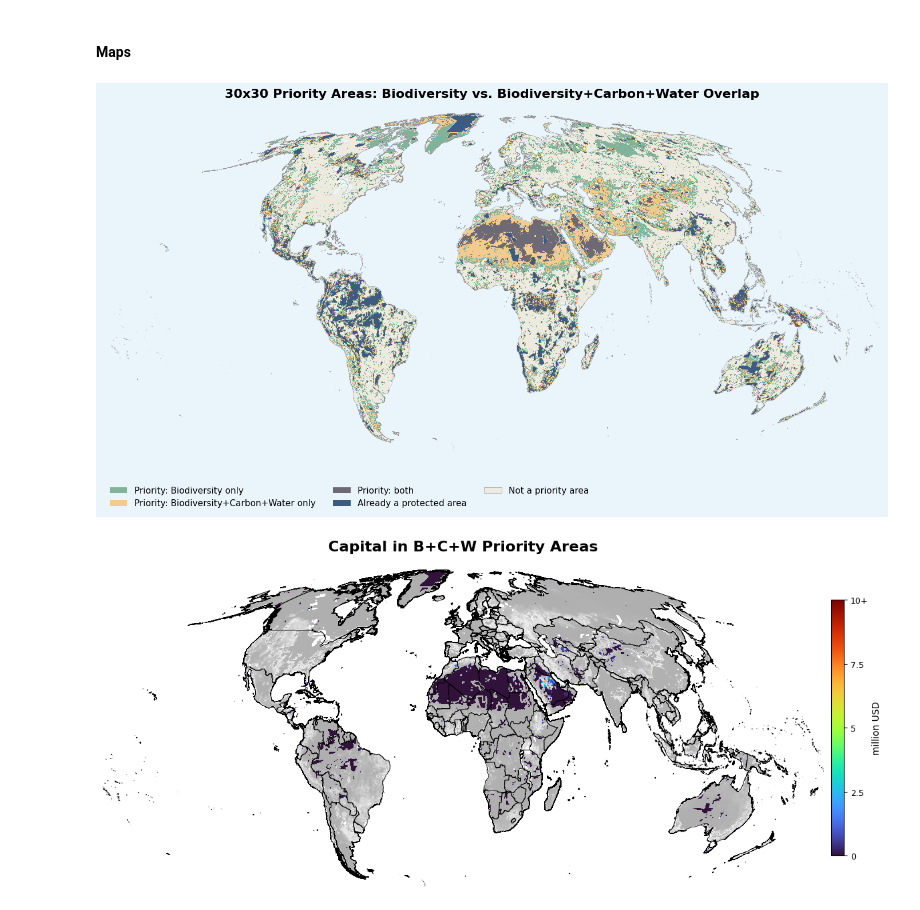
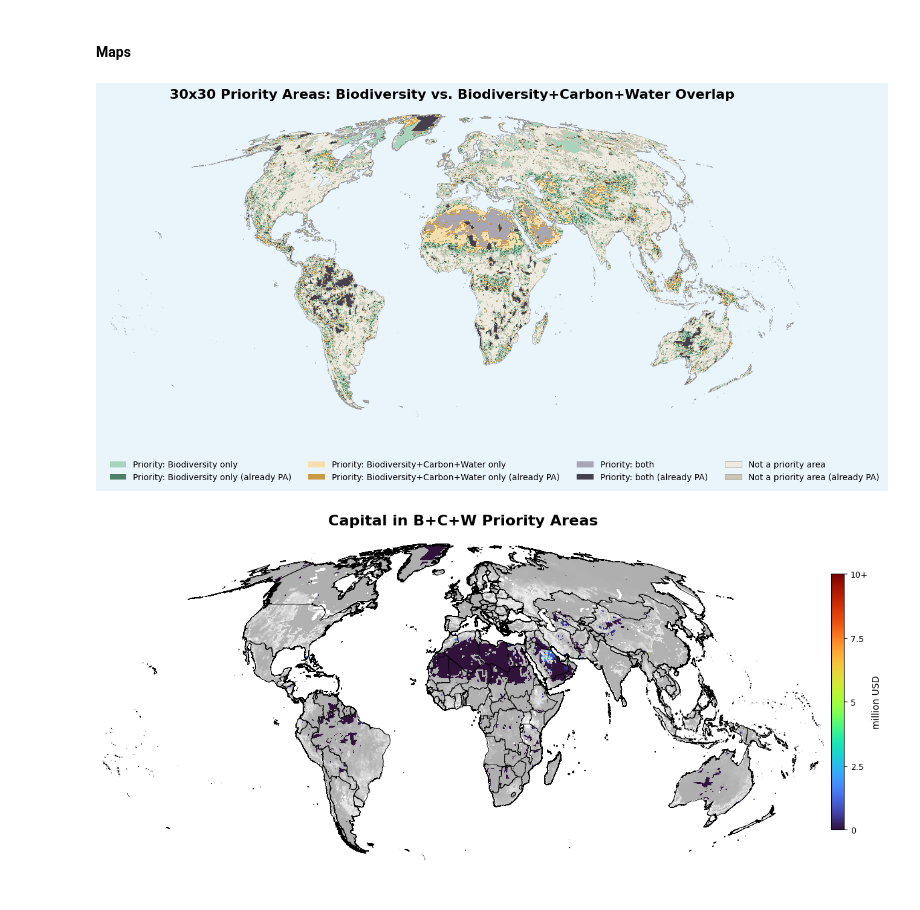
Before and after one commit to carinamani/AgDownscaling, a Jupyter notebook: 05_30x30_analysis/01_overlay_capital_labor_country_avg.ipynb, the cells around one changed output. Drawn from its saved outputs; the diff is of its cells as text; code cells hidden in the pictures.

```diff
--- a/05_30x30_analysis/01_overlay_capital_labor_country_avg.ipynb
+++ b/05_30x30_analysis/01_overlay_capital_labor_country_avg.ipynb
@@ -72,9 +72,9 @@ def masked_sum(value_arr, priority_arr, class_vals):
 
 # dictionary of raster scenarios
 priority_rasters = {
-    "Biodiversity - No PA":   {"path": biodiversity_no_PA,   "has_pa_split": False},
+    "Biodiversity - No PA":   {"path": biodiversity_no_PA,   "has_pa_split": True},
     "Biodiversity - With PA": {"path": biodiversity_with_PA, "has_pa_split": True},
-    "All - No PA":            {"path": all_no_PA,            "has_pa_split": False},
+    "All - No PA":            {"path": all_no_PA,            "has_pa_split": True},
     "All - With PA":          {"path": all_with_PA,          "has_pa_split": True},
 }
 
@@ -705,22 +705,28 @@ for scenario in ["Biodiversity - With PA", "All - With PA"]:
 # %% [markdown]
 #### Maps
 # %%
-##### Map: classify each pixel by priority-area category
-# 0 = not a priority pixel (background land)
-# 1 = priority under Biodiversity only
-# 2 = priority under All (Biodiversity+Carbon+Water) only
-# 3 = priority under both
-# 4 = already a protected area (overrides 1-3 - once protected, scenario-of-origin is secondary)
+##### Map: classify each pixel by priority-area category AND protection status
+# 0 = not priority, not PA (light)      1 = not priority, already PA (dark)
+# 2 = priority: Biodiversity only, not PA (light)   3 = same, already PA (dark)
+# 4 = priority: All (B+C+W) only, not PA (light)    5 = same, already PA (dark)
+# 6 = priority: both, not PA (light)                7 = same, already PA (dark)
 # nodata pixels (e.g. ocean) are masked out so the figure background shows through
 
 import matplotlib.colors as mcolors
 from rasterio.plot import show
 
-color_not_priority = "#EDEAE0"     # soft cream  - land, not in either priority set
-color_b_only = "#81B29A"           # sage green  - priority: Biodiversity only
-color_all_only = "#F2CC8F"         # sandy gold  - priority: All (B+C+W) only
-color_both = "#6D6A75"             # muted plum  - priority: both
-color_already_pa_map = color_already_pa  # slate blue - reuse existing "already PA" color for consistency
+# Lighter shade = not yet protected, darker shade = already a protected area
+color_not_priority_light = "#EDEAE0"   # soft cream
+color_not_priority_dark  = "#C9C4B4"   # deeper cream/tan
+
+color_b_only_light = "#A8D4BE"         # light sage green
+color_b_only_dark  = "#4C8168"         # deep sage green
+
+color_all_only_light = "#F6DFAF"       # light sandy gold
+color_all_only_dark  = "#C99A44"       # deep sandy gold
+
+color_both_light = "#A9A6B3"           # light muted plum
+color_both_dark  = "#453F4E"           # deep muted plum
 
 # ---------------------------------------------------------------
 # 1. Build the categorical array
@@ -733,58 +739,68 @@ all_top = np.isin(all_arr, [1, 2])
 already_pa = (bio_arr == 2) | (all_arr == 2)
 nodata_mask = np.isnan(bio_arr) | np.isnan(all_arr)
 
-class_arr = np.zeros(bio_arr.shape, dtype=np.int8)
-class_arr[bio_top & ~all_top] = 1
-class_arr[~bio_top & all_top] = 2
-class_arr[bio_top & all_top] = 3
-class_arr[already_pa] = 4  # overrides 1-3
+# Base priority category (independent of PA status)
+priority_cat = np.zeros(bio_arr.shape, dtype=np.int8)
+priority_cat[bio_top & ~all_top] = 1   # B only
+priority_cat[~bio_top & all_top] = 2   # All only
+priority_cat[bio_top & all_top] = 3    # both
+
+# Combine priority category with PA status into final 0-7 class
+# class = priority_cat * 2 + (1 if already_pa else 0)
+class_arr = (priority_cat * 2 + already_pa.astype(np.int8)).astype(np.int8)
 class_arr = np.where(nodata_mask, -1, class_arr)  # -1 = no data, will be masked out
 
 masked_class_arr = np.ma.masked_where(class_arr == -1, class_arr)
 
-cmap = mcolors.ListedColormap(
-    [color_not_priority, color_b_only, color_all_only, color_both, color_already_pa_map]
-)
-bounds = [-0.5, 0.5, 1.5, 2.5, 3.5, 4.5]
+cmap = mcolors.ListedColormap([
+    color_not_priority_light, color_not_priority_dark,   # 0, 1
+    color_b_only_light,       color_b_only_dark,         # 2, 3
+    color_all_only_light,     color_all_only_dark,        # 4, 5
+    color_both_light,         color_both_dark,            # 6, 7
+])
+bounds = [i - 0.5 for i in range(9)]
 norm = mcolors.BoundaryNorm(bounds, cmap.N)
 
 # ---------------------------------------------------------------
 # 2. Plot
 # ---------------------------------------------------------------
 plt.rcParams.update({"font.size": 12, "legend.fontsize": 11})
 
 with rasterio.open(biodiversity_with_PA) as src:
     raster_transform = src.transform
     raster_crs = src.crs
 
 country_ctx = country_shp.to_crs(raster_crs) if country_shp.crs != raster_crs else country_shp
 
 fig, ax = plt.subplots(figsize=(14, 8))
 fig.patch.set_facecolor("#EAF4FB")   # soft ocean-blue backdrop
 ax.set_facecolor("#EAF4FB")
 
 country_ctx.boundary.plot(ax=ax, color="#999999", linewidth=0.3, zorder=1)
 show(masked_class_arr, transform=raster_transform, ax=ax, cmap=cmap, norm=norm, zorder=2)
 
 ax.set_axis_off()
 ax.set_title("30x30 Priority Areas: Biodiversity vs. Biodiversity+Carbon+Water Overlap",
              fontsize=16, fontweight="bold", pad=16)
 
 legend_elements = [
-    Patch(facecolor=color_b_only, edgecolor="none", label="Priority: Biodiversity only"),
-    Patch(facecolor=color_all_only, edgecolor="none", label="Priority: Biodiversity+Carbon+Water only"),
-    Patch(facecolor=color_both, edgecolor="none", label="Priority: both"),
-    Patch(facecolor=color_already_pa_map, edgecolor="none", label="Already a protected area"),
-    Patch(facecolor=color_not_priority, edgecolor="#999999", linewidth=0.5, label="Not a priority area"),
+    Patch(facecolor=color_b_only_light, edgecolor="none", label="Priority: Biodiversity only"),
+    Patch(facecolor=color_b_only_dark, edgecolor="none", label="Priority: Biodiversity only (already PA)"),
+    Patch(facecolor=color_all_only_light, edgecolor="none", label="Priority: Biodiversity+Carbon+Water only"),
+    Patch(facecolor=color_all_only_dark, edgecolor="none", label="Priority: Biodiversity+Carbon+Water only (already PA)"),
+    Patch(facecolor=color_both_light, edgecolor="none", label="Priority: both"),
+    Patch(facecolor=color_both_dark, edgecolor="none", label="Priority: both (already PA)"),
+    Patch(facecolor=color_not_priority_light, edgecolor="#999999", linewidth=0.5, label="Not a priority area"),
+    Patch(facecolor=color_not_priority_dark, edgecolor="#999999", linewidth=0.5, label="Not a priority area (already PA)"),
 ]
-ax.legend(handles=legend_elements, loc="lower left", frameon=False, fontsize=11,
-          bbox_to_anchor=(0.0, -0.06), ncol=3)
+ax.legend(handles=legend_elements, loc="lower left", frameon=False, fontsize=10,
+          bbox_to_anchor=(0.0, -0.10), ncol=4)
 
 plt.tight_layout()
 plt.savefig(f"{fd}/priority_overlap_map.png", dpi=250, bbox_inches="tight")
 plt.show()
 # %% [output]
-[figure, old version]
+[figure, new version]
 # %%
 ##### Produce map of capital in bcw priority areas — grey background (full raster, transparent) + color overlay
 
```
Also changed, not shown: parts of 1 cell of this notebook, 1 other file.
